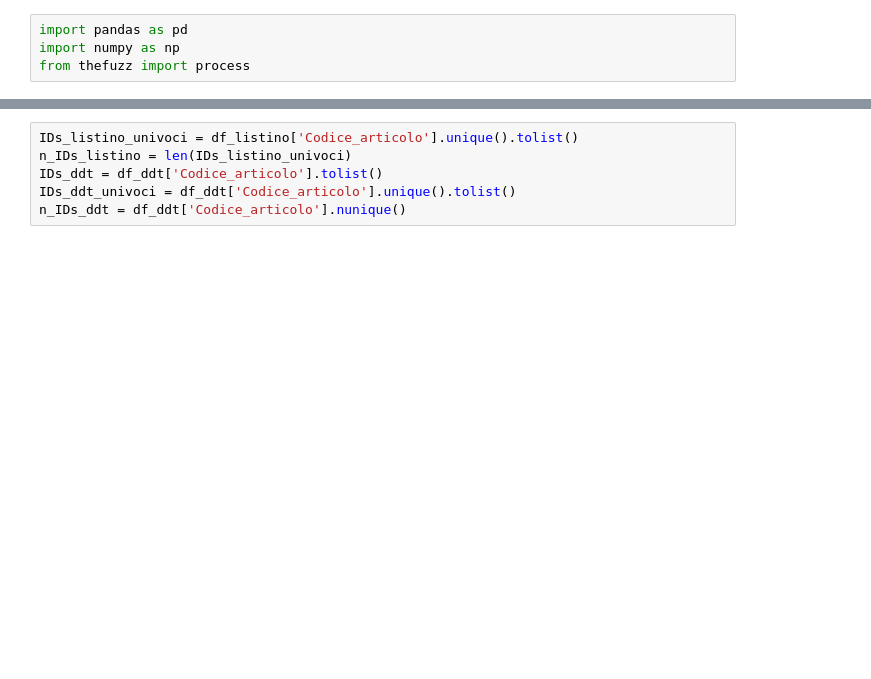
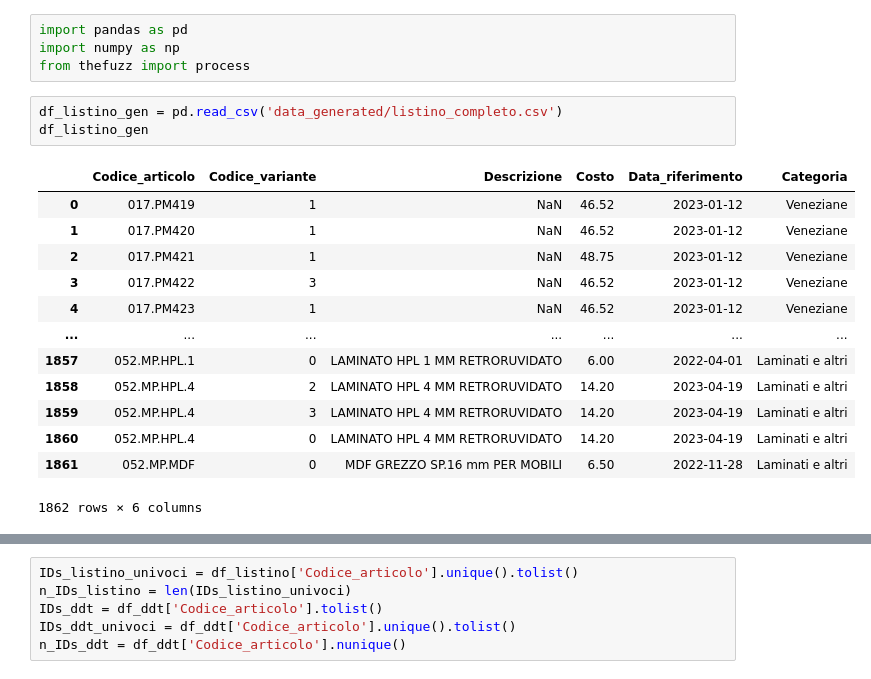
Before and after one commit to Ishikawa7/DEMO-Sales-Data-Analysis-and-Price-List-Management-System, a Jupyter notebook: preprocessing_global.ipynb, the cells around one changed output, grey strips where cells are left out. Cells and saved outputs as stored; diff of their text form; blank space fills up the shorter version.

```diff
--- a/preprocessing_global.ipynb
+++ b/preprocessing_global.ipynb
@@ -2,3 +2,20 @@
 import pandas as pd
 import numpy as np
 from thefuzz import process
+# %%
+df_listino_gen = pd.read_csv('data_generated/listino_completo.csv')
+df_listino_gen
+# %% [output]
+|  | Codice_articolo | Codice_variante | Descrizione | Costo | Data_riferimento | Categoria |
+| 0 | 017.PM419 | 1 | NaN | 46.52 | 2023-01-12 | Veneziane |
+| 1 | 017.PM420 | 1 | NaN | 46.52 | 2023-01-12 | Veneziane |
+| 2 | 017.PM421 | 1 | NaN | 48.75 | 2023-01-12 | Veneziane |
+| 3 | 017.PM422 | 3 | NaN | 46.52 | 2023-01-12 | Veneziane |
+| 4 | 017.PM423 | 1 | NaN | 46.52 | 2023-01-12 | Veneziane |
+| ... | ... | ... | ... | ... | ... | ... |
+| 1857 | 052.MP.HPL.1 | 0 | LAMINATO HPL 1 MM RETRORUVIDATO | 6.00 | 2022-04-01 | Laminati e altri |
+| 1858 | 052.MP.HPL.4 | 2 | LAMINATO HPL 4 MM RETRORUVIDATO | 14.20 | 2023-04-19 | Laminati e altri |
+| 1859 | 052.MP.HPL.4 | 3 | LAMINATO HPL 4 MM RETRORUVIDATO | 14.20 | 2023-04-19 | Laminati e altri |
+| 1860 | 052.MP.HPL.4 | 0 | LAMINATO HPL 4 MM RETRORUVIDATO | 14.20 | 2023-04-19 | Laminati e altri |
+| 1861 | 052.MP.MDF | 0 | MDF GREZZO SP.16 mm PER MOBILI | 6.50 | 2022-11-28 | Laminati e altri |
+1862 rows × 6 columns
```
Also changed, not shown: parts of 6 cells of this notebook, 4 other files.
